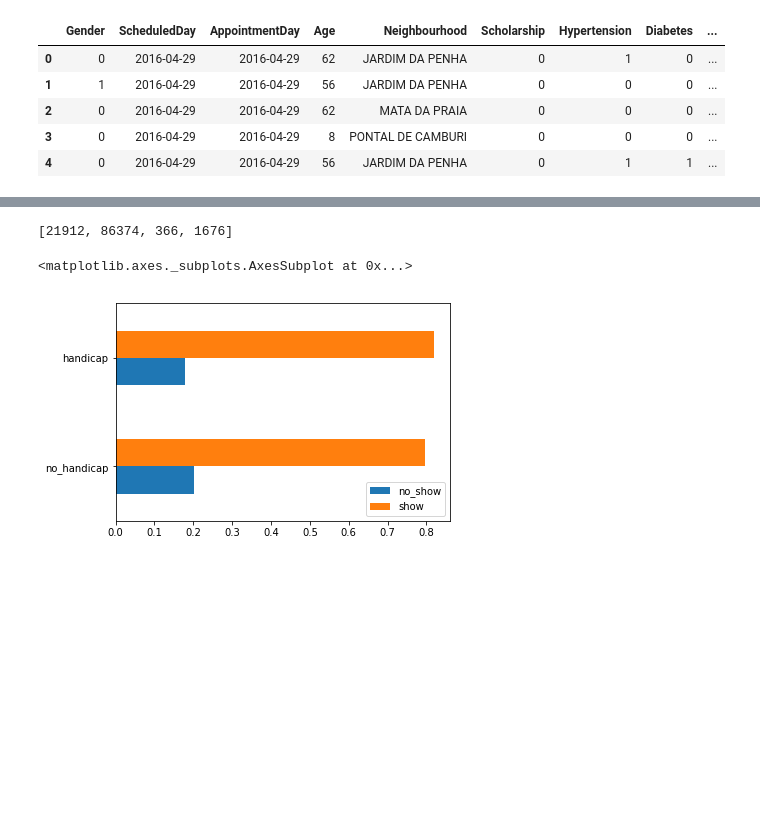
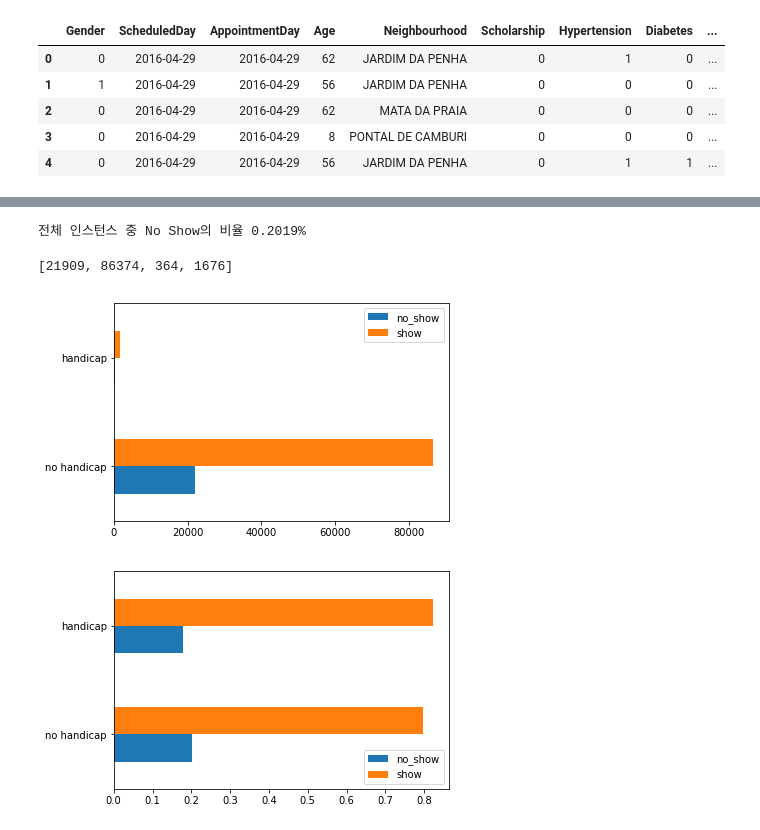
Before and after one commit to silicon-valley-gods-eye/Medical-Appointment-No-Shows, a Jupyter notebook: main.ipynb, the cells around one changed output, grey strips where cells are left out. Saved outputs shown, nothing was run; the diff lists cells and outputs as text; code cells hidden in the pictures; blank space fills up the shorter version.

```diff
--- a/main.ipynb
+++ b/main.ipynb
@@ -29,6 +40,11 @@ df.drop(['PatientId', 'AppointmentID'], axis=1, inplace=True)
 df['Gender'] = df['Gender'].replace('F', 0).replace('M', 1)
 # NoShow 'No' -> 0, 'Yes' -> 1
 df['NoShow'] = df['NoShow'].replace('No', 0).replace('Yes', 1)
+
+# Get the Waiting Time in Days of the Patients.
+df['WaitingDays'] = df['AppointmentDay'] - df['ScheduledDay']
+df['WaitingDays'] = df['WaitingDays'].dt.days
+df = df[df.WaitingDays>=0]
 
 # Print Unique Values
 print("Unique Values in `Gender` => {}".format(df.Gender.unique()))
@@ -191,28 +75,31 @@ scholarship_df.plot(kind='barh')
-# %%
-handicap = df['Handicap'].tolist()
-noshow = df['NoShow'].tolist()
-
-handicap_noshow_list = []
-for i in range(len(df)):
-    handicap_noshow_list.append((handicap[i], noshow[i]))
-np.array(handicap_noshow_list)
-
-no_handicap_noshow = handicap_noshow_list.count((0,1))
-no_handicap_show = handicap_noshow_list.count((0,0))
-handicap_noshow = handicap_noshow_list.count((1,1))
-handicap_show = handicap_noshow_list.count((1,0))
-print([no_handicap_noshow, no_handicap_show, handicap_noshow, handicap_show])
-
-# 비율로 구하기
-no_handicap_noshow_r = no_handicap_noshow / (no_handicap_noshow + no_handicap_show)
-no_handicap_show_r = no_handicap_show / (no_handicap_noshow + no_handicap_show)
-handicap_noshow_r = handicap_noshow / (handicap_noshow + handicap_show)
-handicap_show_r = handicap_show / (handicap_noshow + handicap_show)
-
-handicap_df = pd.DataFrame({'no_show':[no_handicap_noshow_r, handicap_noshow_r], 'show':[no_handicap_show_r, handicap_show_r]},
-                      index=['no_handicap', 'handicap'])
-handicap_df.plot(kind='barh')
-# %% [output]
-[21912, 86374, 366, 1676]
-<matplotlib.axes._subplots.AxesSubplot at 0x...>
-[figure, removed]
+# %%
+print('전체 인스턴스 중 No Show의 비율 {:.5}%'.format(sum(df.NoShow) / len(df)))
+# %% [output]
+전체 인스턴스 중 No Show의 비율 0.2019%
+# %%
+def plot_ratio(feature: list, noshow: list, feature_name:tuple):
+
+    feature_noshow_list = []
+    for i in range(len(feature)):
+        feature_noshow_list.append((feature[i], noshow[i]))
+    np.array(feature_noshow_list)
+
+    no_feature_noshow = feature_noshow_list.count((0,1))
+    no_feature_show = feature_noshow_list.count((0,0))
+    feature_noshow = feature_noshow_list.count((1,1))
+    feature_show = feature_noshow_list.count((1,0))
+    print([no_feature_noshow, no_feature_show, feature_noshow, feature_show])
+
+    feature_df = pd.DataFrame({'no_show':[no_feature_noshow, feature_noshow], 'show':[no_feature_show, feature_show]},
+                      index=feature_name)
+    feature_df.plot(kind='barh')
+
+    # 비율로 구하기
+    no_feature_noshow_r = no_feature_noshow / (no_feature_noshow + no_feature_show)
+    no_feature_show_r = no_feature_show / (no_feature_noshow + no_feature_show)
+    feature_noshow_r = feature_noshow / (feature_noshow + feature_show)
+    feature_show_r = feature_show / (feature_noshow + feature_show)
+
+    feature_df = pd.DataFrame({'no_show':[no_feature_noshow_r, feature_noshow_r], 'show':[no_feature_show_r, feature_show_r]},
+                          index=feature_name)
+    feature_df.plot(kind='barh')
@@ -218,0 +115,6 @@ handicap_df.plot(kind='barh')
+# %%
+plot_ratio(handicap, noshow, ('no handicap', 'handicap'))
+# %% [output]
+[21909, 86374, 364, 1676]
+[figure, added]
+[figure, added]
```
Also changed, not shown: parts of 15 cells of this notebook.
